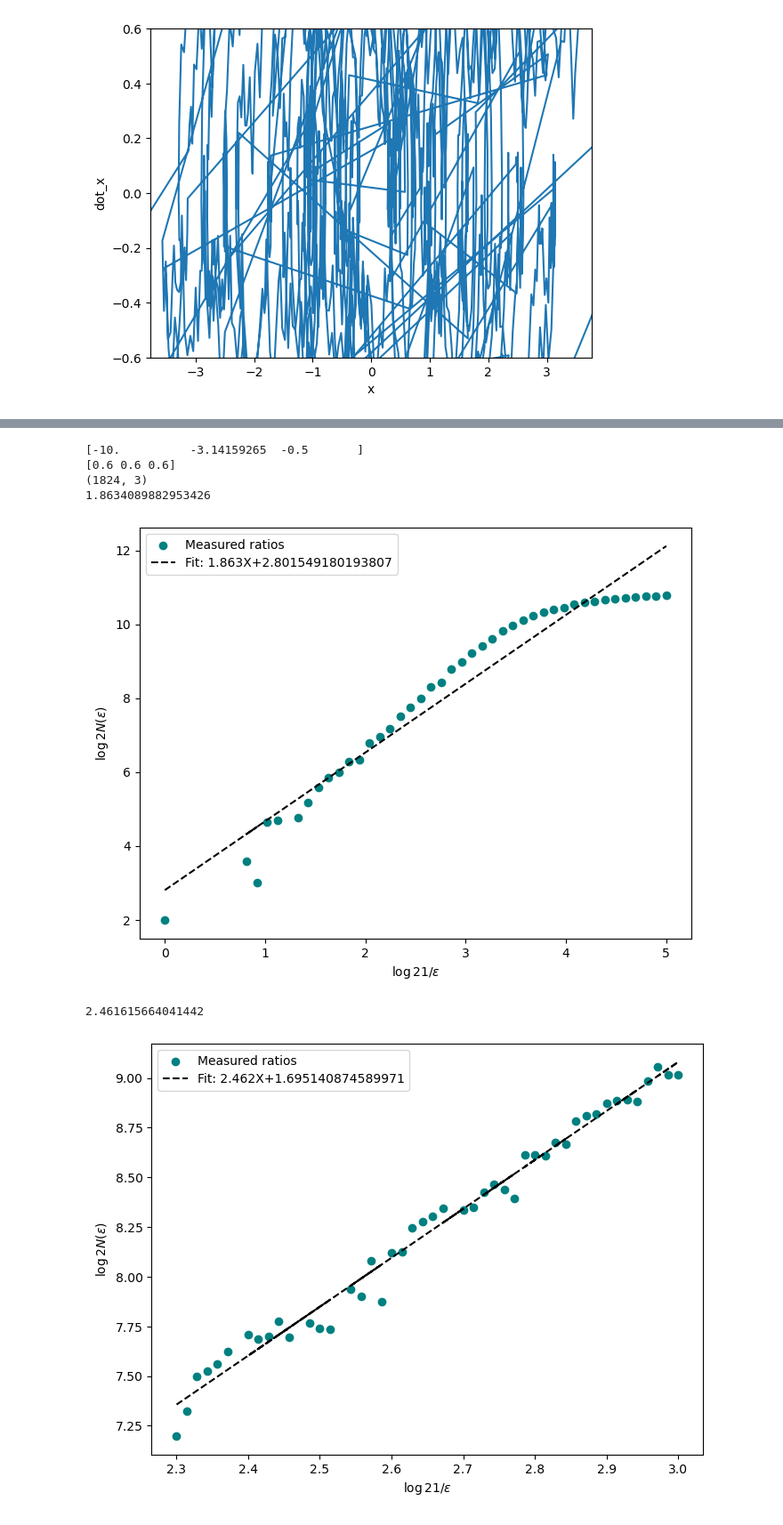
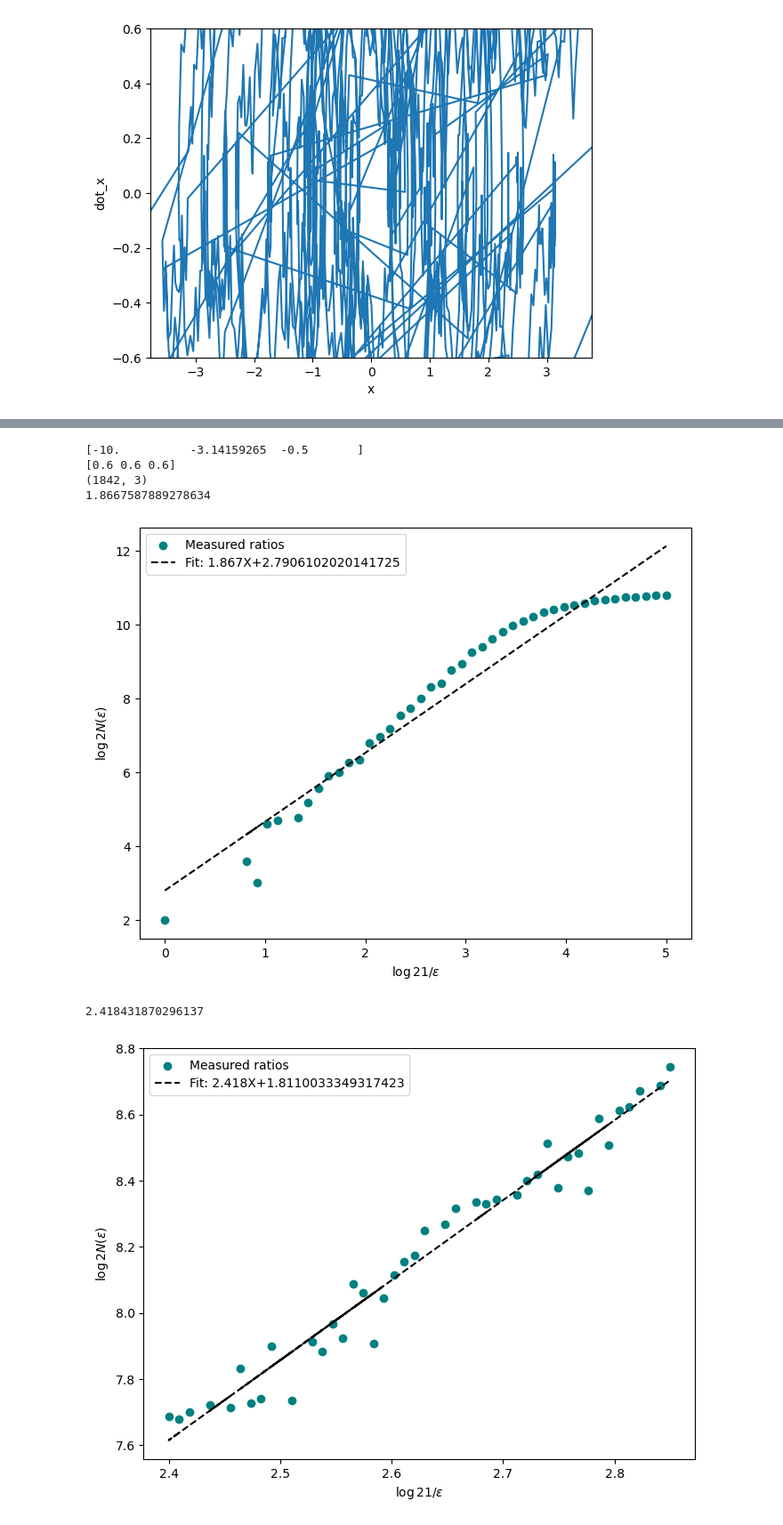
Before and after one commit to HuangYujun-JunkyTalent/DataDrivenSafetyFilter, a Jupyter notebook: double_integrator_test.ipynb, the cells around one changed output, grey strips where cells are left out. Shown at 89% size. Cells and saved outputs as stored; diff of their text form; code cells hidden in the pictures.

Commit message:
Test with 50-300 data points

```diff
--- a/double_integrator_test.ipynb
+++ b/double_integrator_test.ipynb
@@ -296,16 +296,31 @@ f = lambda d: np.exp(-d)
 
 np.random.seed(0)
 
-length_list = [50, 60, 70, 80, 90, 100, 300]
+length_list = np.array([50, 60, 70, 80, 90, 100, 300])
+diff_list = np.diff(length_list)
 io_data_list_list: List[List[IOData]] = []
-for length in length_list:
-    io_data_list = []
-    for x_0, x_1 in itertools.product(x_0_grid_data, x_1_grid_data):
-        # print(x_0, x_1)
-        system_for_data = deepcopy(system)
-        system_for_data.state = np.array([x_0, x_1])
-        io_data_list.append(IOData(depth=2, sys=system_for_data, length=length, input_rule=InputRule.RANDOM))
+io_data_list = []
+for x_0, x_1 in itertools.product(x_0_grid_data, x_1_grid_data):
+    # print(x_0, x_1)
+    system_for_data = deepcopy(system)
+    system_for_data.state = np.array([x_0, x_1])
+    io_data_list.append(IOData(depth=2, sys=system_for_data, length=length_list[0], input_rule=InputRule.RANDOM))
+io_data_list_list.append(deepcopy(io_data_list))
+
+for diff_length in diff_list:
+    io_data_list = deepcopy(io_data_list_list[-1])
+    for io_data in io_data_list:
+        # set the state and step the system for one step
+        system_for_data.state = np.array(io_data._output_data[-1]).flatten()
+        system_for_data.step(io_data._input_data[-1])
+
+        # step the system and add new data
+        for _ in range(diff_length):
+            u = io_data.get_input(io_data.length-1, system_for_data, InputRule.RANDOM)
+            y, n = system_for_data.step(u)
+            io_data.add_point(u, y, n)
     io_data_list_list.append(deepcopy(io_data_list))
+
 
 predictor = Predictor(L=1, system=system, io_data_list=io_data_list_list[0], remove_old_data=False, d_range=d_range)
 predictor.min_num_slices = num_slices
@@ -363,7 +376,7 @@ length:  300
 from tools.FractalDimension import fractal_dimension
 
 # dimension of whole shape
-io_data_list = io_data_list_list[3]
+io_data_list = io_data_list_list[6]
 H_ux, _ = get_datasets_hankel_matrix(io_data_list, 1, 0)
 # print(H_ux[:,0:2])
 locs = np.array(H_ux.T) # normalize data
@@ -427,12 +440,12 @@ print(d)
 # %% [output]
 [-10.          -3.14159265  -0.5       ]
 [0.6 0.6 0.6]
-(1824, 3)
-1.8634089882953426
+(1842, 3)
+1.8667587889278634
-[figure, old version]
+[figure, new version]
 # %%
-d, log_N, log_inverse_size = fractal_dimension(locs=locs_constrainted, region_min=region_min, region_max=region_max, max_box_size=-2.3, min_box_size=-3.0, n_samples=50, n_offsets=30, plot=True)
+d, log_N, log_inverse_size = fractal_dimension(locs=locs_constrainted, region_min=region_min, region_max=region_max, max_box_size=-2.4, min_box_size=-2.85, n_samples=50, n_offsets=30, plot=True)
 print(d)
 # %% [output]
-2.461615664041442
+2.418431870296137
-[figure, old version]
+[figure, new version]
```
Also changed, not shown: parts of 3 cells of this notebook.
